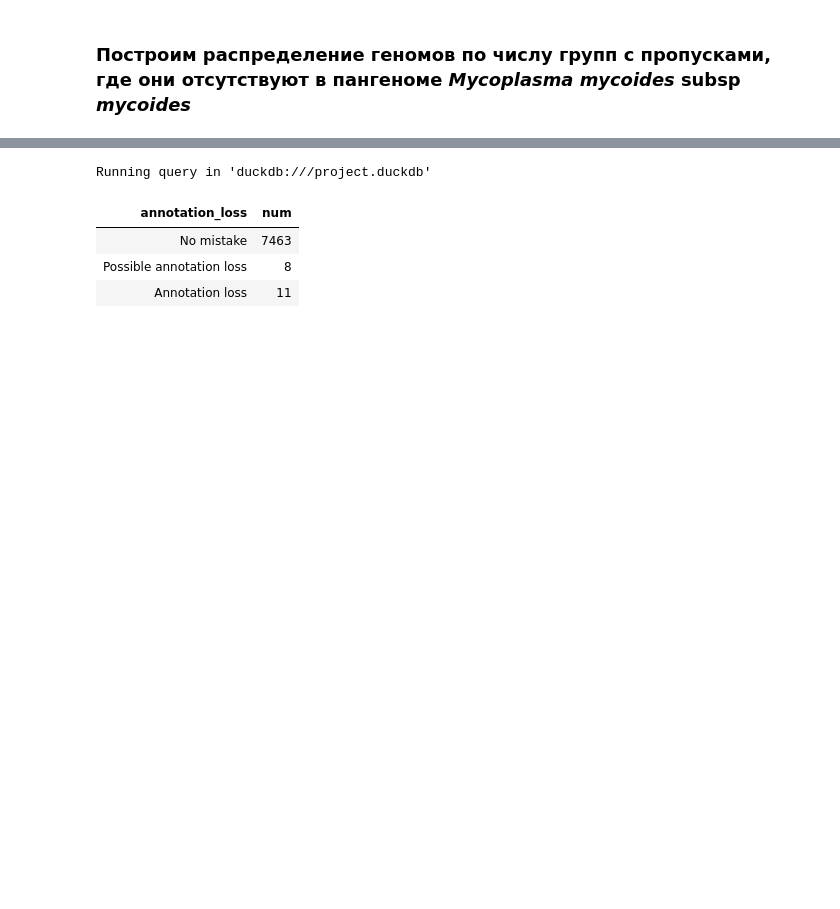
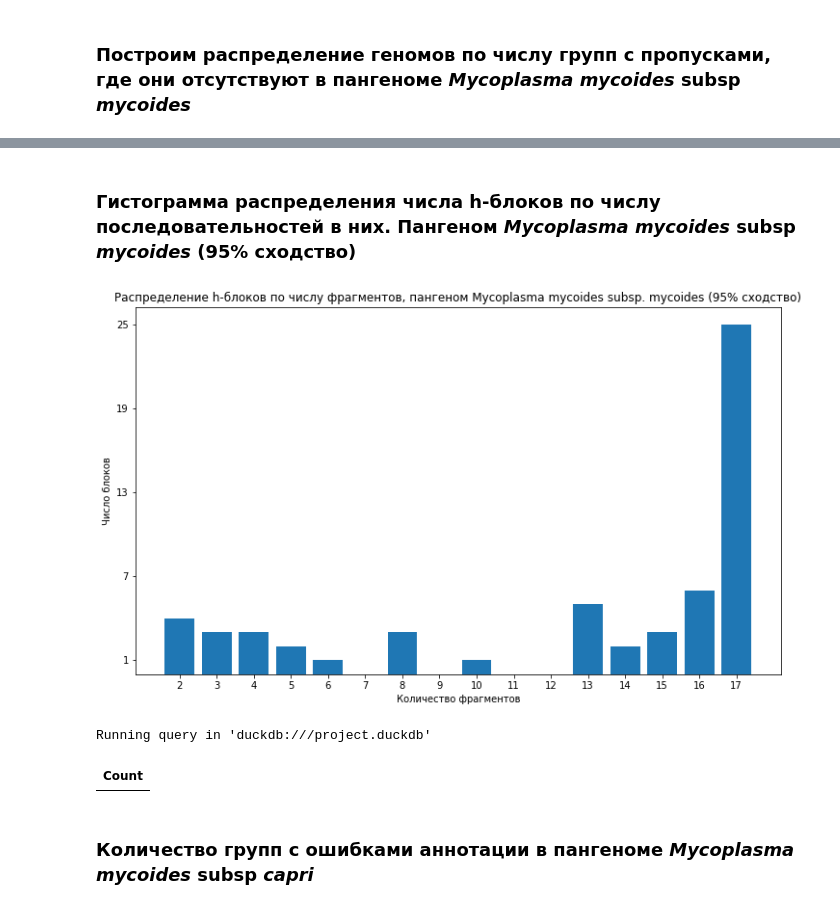
Before and after one commit to Real-Ivan-Chernykh/alan_pangenome, a Jupyter notebook: notebooks/Analyse_result.ipynb, the cells around one changed output, grey strips where cells are left out. Saved outputs shown, nothing was run; the diff lists cells and outputs as text; code cells hidden in the pictures; blank space fills up the shorter version.

```diff
--- a/notebooks/Analyse_result.ipynb
+++ b/notebooks/Analyse_result.ipynb
@@ -560,0 +652,3 @@ plt.show()
+# %%
+block_table_mycoides_95 = pd.read_csv("mycoplasma_mycoides_subsp_mycoides_95/pangenome/pangenome.bi", sep = "\t")
+block_table_mycoides_95.head(10)
@@ -560,0 +668,3 @@ plt.show()
+# %%
+block_table_mycoides_95["block_type"] = block_table_mycoides_95["block"].str[0]
+block_table_mycoides_95.head(10)
@@ -561,12 +684,28 @@ plt.show()
+# %% [markdown]
+### Гистограмма распределения числа h-блоков по числу последовательностей в них. Пангеном *Mycoplasma mycoides* subsp *mycoides* (95% сходство)
+# %%
+fig, ax1 = plt.subplots(figsize = (12, 7))
+col = block_table_mycoides_95["fragments"][block_table_mycoides_95["block_type"] == "h"]
+b = col.value_counts()
+plt.bar(b.index, b.values)
+plt.xticks(range(min(col), max(col) + 1))
+plt.yticks(np.linspace(min(b), max(b), 5))
+ax1.set_xlabel("Количество фрагментов")
+ax1.set_ylabel("Число блоков")
+ax1.set_title("Распределение h-блоков по числу фрагментов, пангеном Mycoplasma mycoides subsp. mycoides (95% сходство)")
+plt.show()
+# %% [output]
+[figure, added]
 # %%
 %%sql
+    CREATE OR REPLACE TABLE capri_annotation AS
 SELECT annotation_loss,
         COUNT(*) as num
 FROM alan_table_capri
 GROUP BY annotation_loss
+ORDER BY num
 # %% [output]
 Running query in 'duckdb:///project.duckdb'
-| annotation_loss | num |
-| No mistake | 7463 |
-| Possible annotation loss | 8 |
-| Annotation loss | 11 |
+| Count |
+# %% [markdown]
+### Количество групп с ошибками аннотации в пангеноме *Mycoplasma mycoides* subsp *capri*
```
Also changed, not shown: parts of 46 cells of this notebook, 8 other files.
